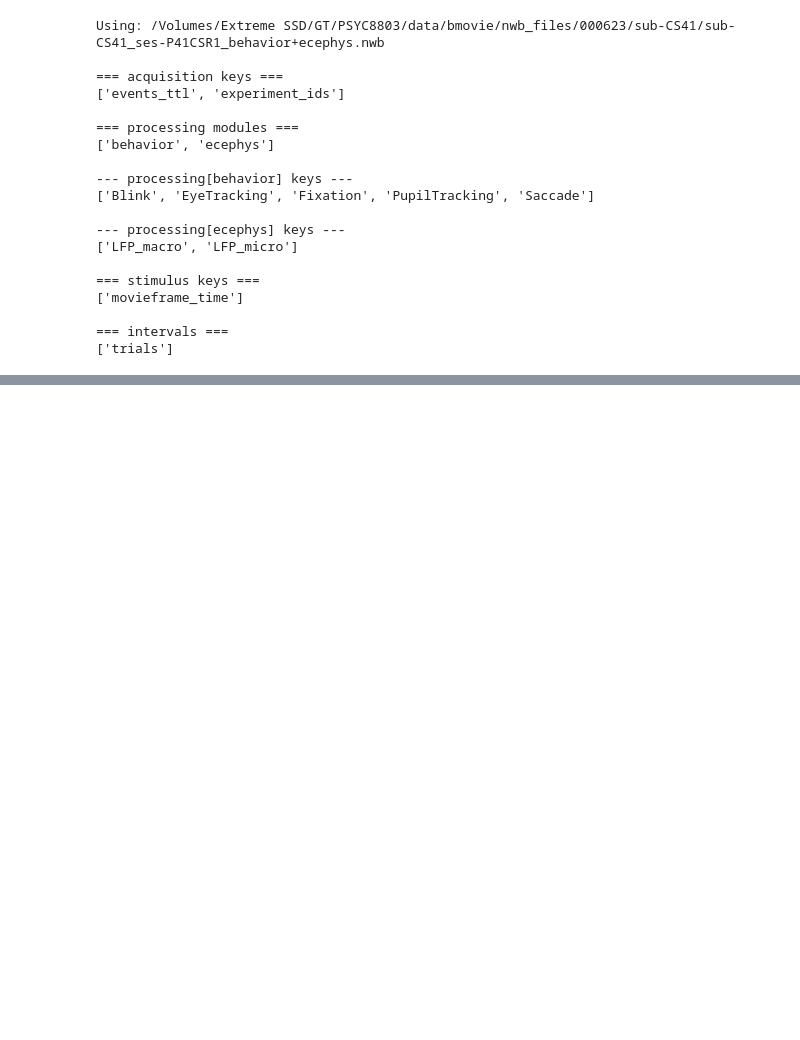
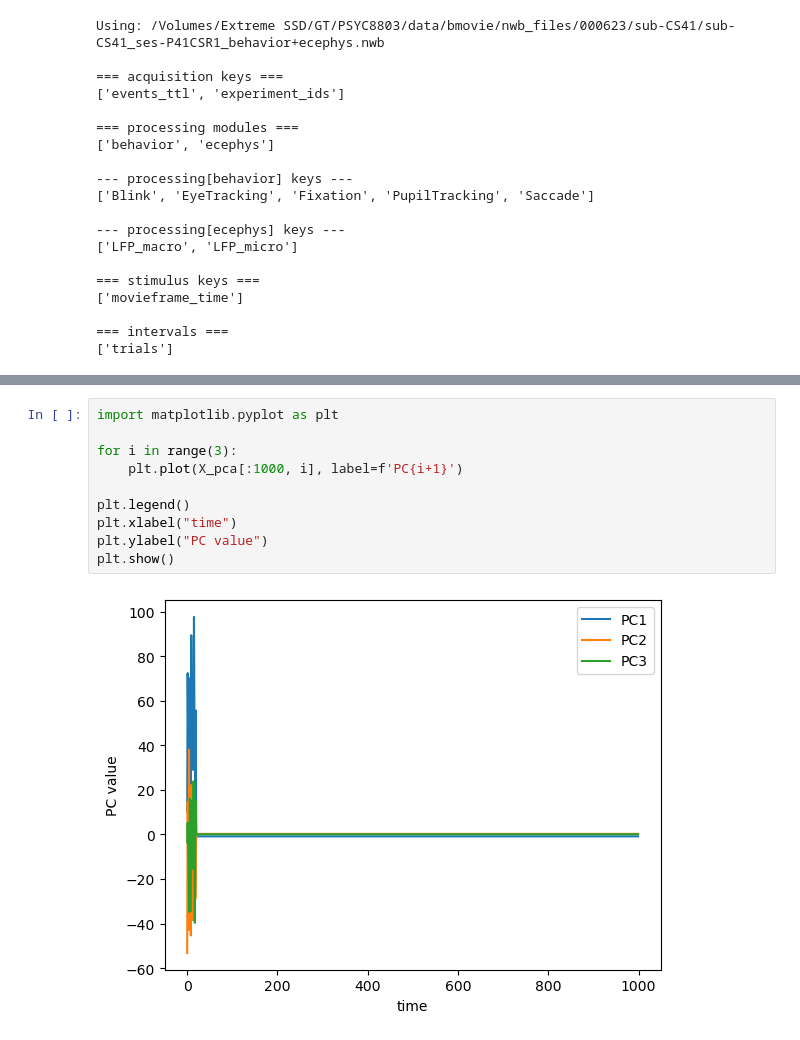
Before and after one commit to DanteLONG-NEO/CompNeuro_CDT, a Jupyter notebook: notebook/notebook.ipynb, the cells around one changed output, grey strips where cells are left out. Saved outputs shown, nothing was run; the diff lists cells and outputs as text; blank space fills up the shorter version.

```diff
--- a/notebook/notebook.ipynb
+++ b/notebook/notebook.ipynb
@@ -128,0 +159,12 @@ eye_gaze shape: (11971, 2)
+# %%
+import matplotlib.pyplot as plt
+
+for i in range(3):
+    plt.plot(X_pca[:1000, i], label=f'PC{i+1}')
+
+plt.legend()
+plt.xlabel("time")
+plt.ylabel("PC value")
+plt.show()
+# %% [output]
+[figure, added]
```
Also changed, not shown: parts of 4 cells of this notebook.
